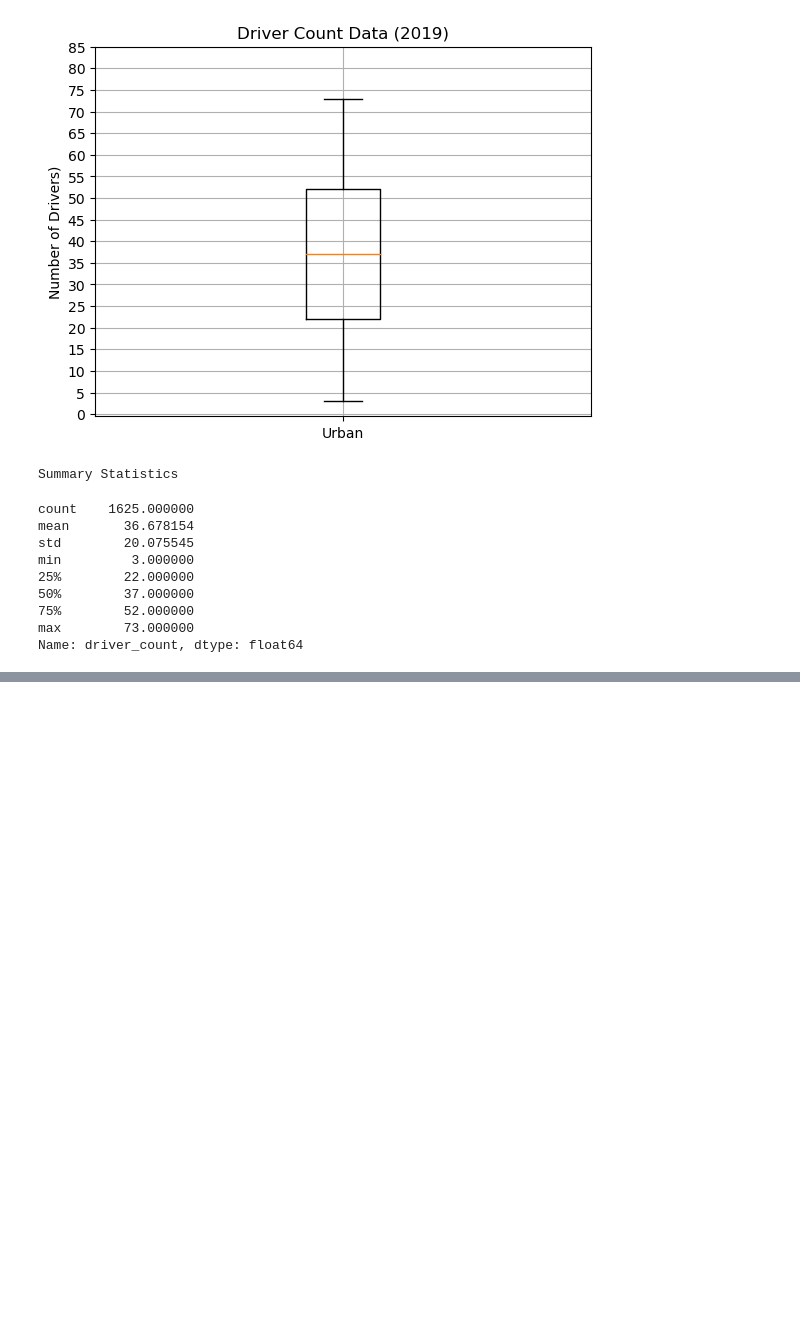
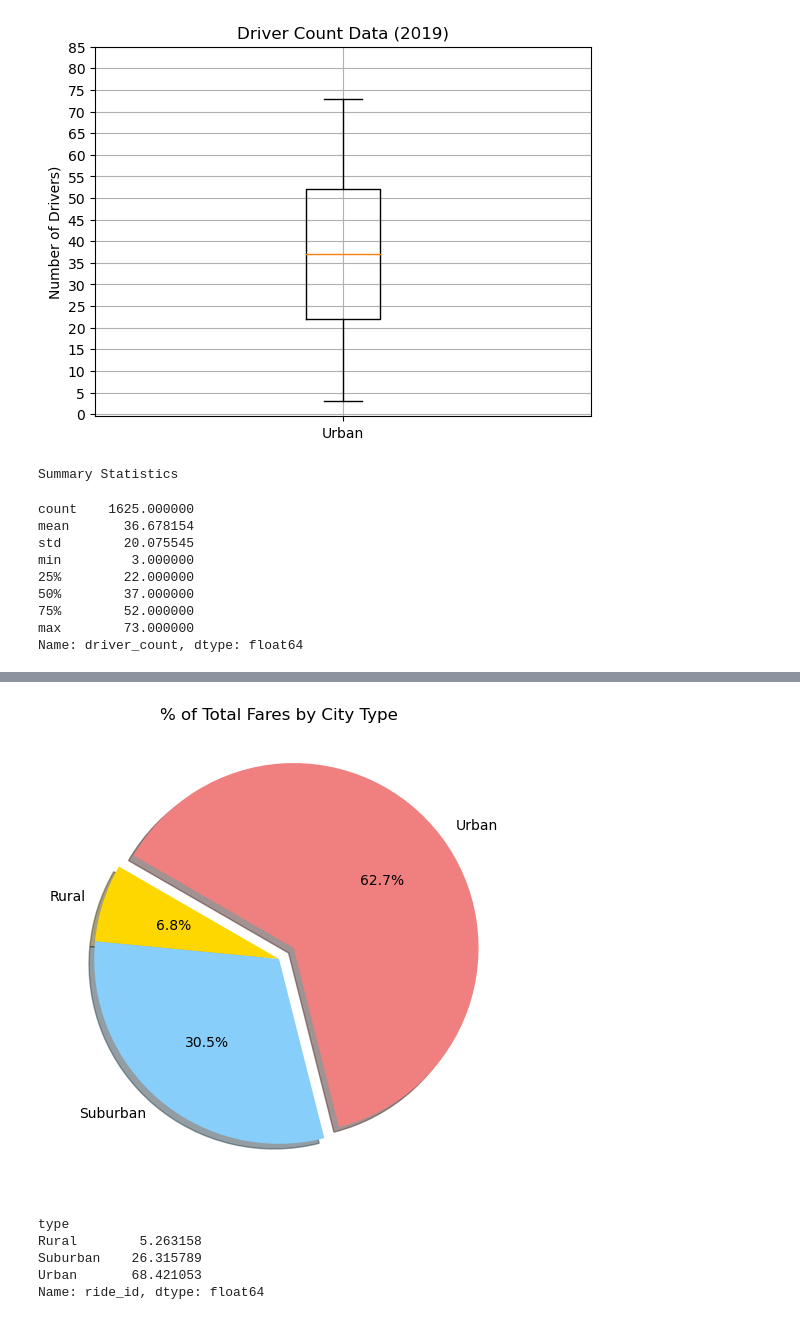
Before and after one commit to MilosPopov007/PyBer_Analysis, a Jupyter notebook: PyBer.ipynb, the cells around one changed output, grey strips where cells are left out. Drawn from its saved outputs; the diff is of its cells as text; code cells hidden in the pictures; blank space fills up the shorter version.

```diff
--- a/PyBer.ipynb
+++ b/PyBer.ipynb
@@ -823,0 +901,41 @@ plt.show()
+# %%
+# To change the default parameters we need to import the matplotlib library,
+# which is not the same as the matplotlib.pyplot we imported for graphing with the plt() function.
+# Let's edit our code block above and add import matplotlib as mpl on the first line.
+# After the plt.title(), we will change the font size by adding mpl.rcParams['font.size'] = 14
+
+# Import mpl to change the plot configurations using rcParams.
+import matplotlib as mpl
+# Build Pie Chart
+plt.subplots(figsize=(10, 6))
+plt.pie(type_percents,
+    labels=["Rural", "Suburban", "Urban"],
+    colors=["gold", "lightskyblue", "lightcoral"],
+    explode=[0, 0, 0.1],
+    autopct='%1.1f%%',
+    shadow=True, startangle=150)
+plt.title("% of Total Fares by City Type")
+# Change the default font size from 10 to 14.
+mpl.rcParams['font.size'] = 14
+# Save Figure
+plt.savefig("analysis/Fig5.png")
+# Show Figure
+plt.show()
+# %% [output]
+[figure, added]
+# %%
+# Calculate Ride Percentages
+# To create this pie chart, we need to do the following:
+ # Get the total number of rides for each city type.
+ # Get the total rides for all the city types.
+ # Calculate the percentage of the total rides for each city type.
+
+# Calculate the percentage of rides for each city type.
+ride_percents = 100 * pyber_data_df.groupby(["type"]).count()["ride_id"] / pyber_data_df["ride_id"].count()
+ride_percents
+# %% [output]
+type
+Rural        5.263158
+Suburban    26.315789
+Urban       68.421053
+Name: ride_id, dtype: float64
```
Also changed, not shown: parts of 9 cells of this notebook, 2 other files.
